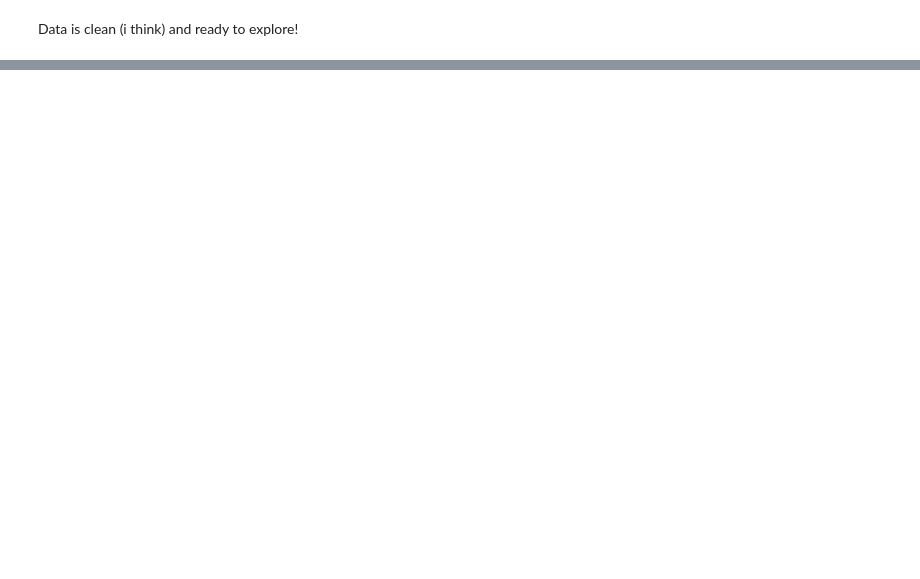
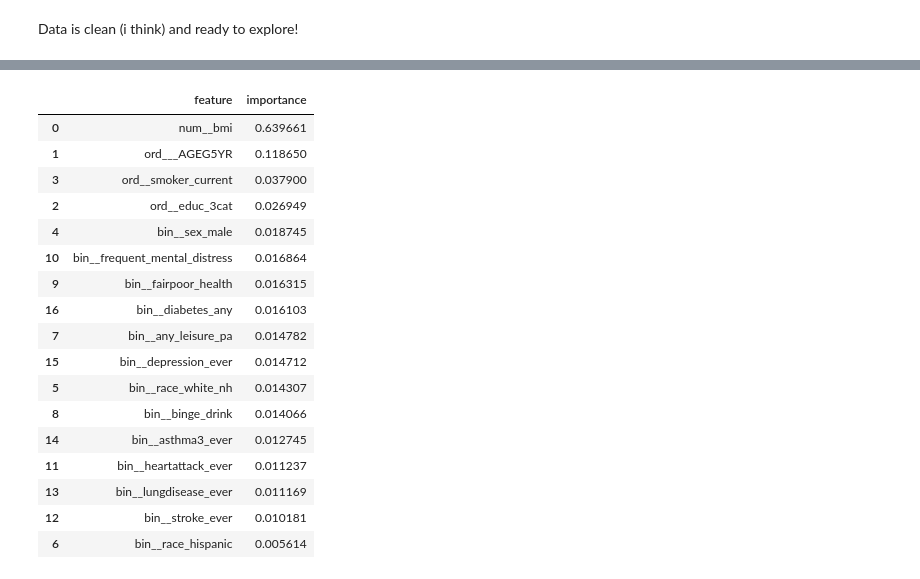
Before and after one commit to MikeyMorg/SemProjectTheSecond, a Jupyter notebook: src/brffsEDA.ipynb, the cells around one changed output, grey strips where cells are left out. Cells and saved outputs as stored; diff of their text form; code cells hidden in the pictures; blank space fills up the shorter version.

```diff
--- a/src/brffsEDA.ipynb
+++ b/src/brffsEDA.ipynb
@@ -272,18 +334,17 @@ final_columns = [
 
     # BMI
     "bmi",
-    "obese",
 
     # Health status
     "fairpoor_health",
     "frequent_mental_distress",
 
     # Chronic conditions
-    "cvdinfr4_ever",
-    "cvdstrk3_ever",
-    "chccopd1_ever",
+    "heartattack_ever",
+    "stroke_ever",
+    "lungdisease_ever",
     "asthma3_ever",
-    "addepev2_ever",
+    "depression_ever",
     "diabetes_any",
 ]
 
@@ -314,0 +497,6 @@ Data is clean (i think) and ready to explore!
+# %%
+cols_to_filter = ["bmi", "smoker_current", "binge_drink"]
+
+df_filtered = df_clean.dropna(subset=cols_to_filter)
+
+print(df_filtered.shape)
@@ -314,0 +661,19 @@ Data is clean (i think) and ready to explore!
+# %%
+rf_pipeline = Pipeline(steps=[
+    ("preprocess", preprocess),
+    ("clf", RandomForestClassifier(
+        n_estimators=100,
+        max_depth=None,
+        max_features= 'sqrt',
+        class_weight="balanced",  # also helps with imbalance
+        random_state=42,
+        n_jobs=-1
+    )),
+])
+
+rf_pipeline.fit(X_train, y_train)
+y_pred_rf = rf_pipeline.predict(X_val)
+
+print("Random Forest")
+print(classification_report(y_val, y_pred_rf))
+print("Confusion matrix:\n", confusion_matrix(y_val, y_pred_rf))
@@ -314,0 +694,30 @@ Data is clean (i think) and ready to explore!
+# %%
+rf_model = rf_pipeline.named_steps["clf"]
+encoded_feature_names = rf_pipeline.named_steps["preprocess"].get_feature_names_out()
+importances = rf_model.feature_importances_
+
+feat_imp = (
+    pd.DataFrame({"feature": encoded_feature_names, "importance": importances})
+      .sort_values("importance", ascending=False)
+)
+
+feat_imp.head(20)
+# %% [output]
+|  | feature | importance |
+| 0 | num__bmi | 0.639661 |
+| 1 | ord___AGEG5YR | 0.118650 |
+| 3 | ord__smoker_current | 0.037900 |
+| 2 | ord__educ_3cat | 0.026949 |
+| 4 | bin__sex_male | 0.018745 |
+| 10 | bin__frequent_mental_distress | 0.016864 |
+| 9 | bin__fairpoor_health | 0.016315 |
+| 16 | bin__diabetes_any | 0.016103 |
+| 7 | bin__any_leisure_pa | 0.014782 |
+| 15 | bin__depression_ever | 0.014712 |
+| 5 | bin__race_white_nh | 0.014307 |
+| 8 | bin__binge_drink | 0.014066 |
+| 14 | bin__asthma3_ever | 0.012745 |
+| 11 | bin__heartattack_ever | 0.011237 |
+| 13 | bin__lungdisease_ever | 0.011169 |
+| 12 | bin__stroke_ever | 0.010181 |
+| 6 | bin__race_hispanic | 0.005614 |
```
Also changed, not shown: parts of 34 cells of this notebook, 1 other file.
